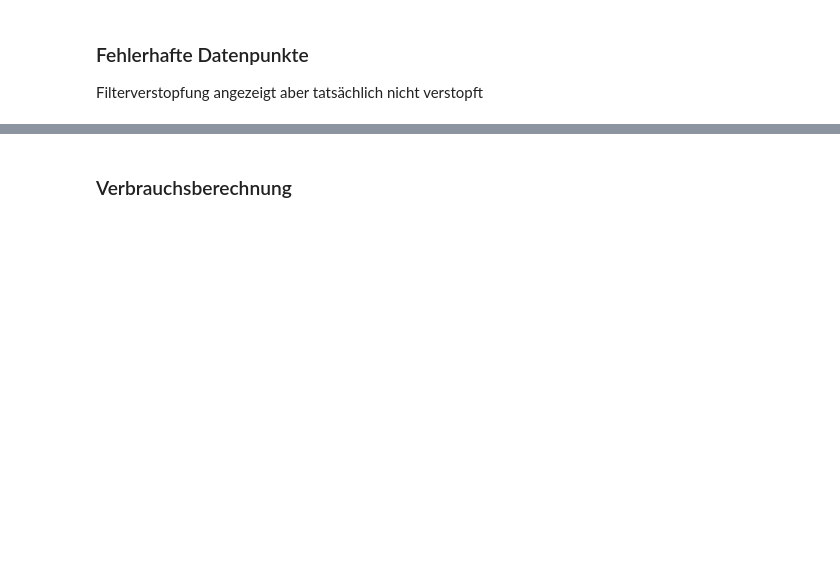
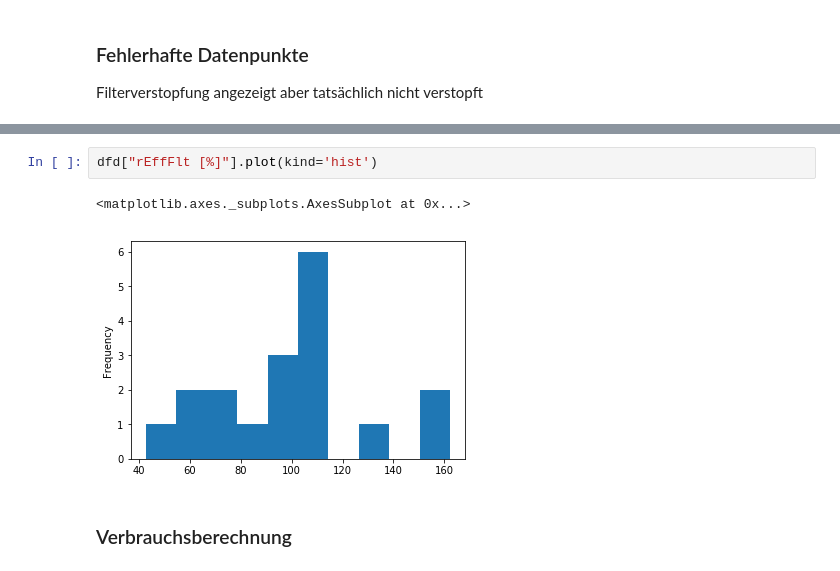
Before and after one commit to Andi0802/LevelMeasurement, a Jupyter notebook: log/Auswertung_Level.ipynb, the cells around one changed output, grey strips where cells are left out. Cells and saved outputs as stored; diff of their text form; blank space fills up the shorter version.

```diff
--- a/log/Auswertung_Level.ipynb
+++ b/log/Auswertung_Level.ipynb
@@ -216,3 +260,8 @@ dfd_failed.head(20)
+# %%
+dfd["rEffFlt [%]"].plot(kind='hist')
+# %% [output]
+<matplotlib.axes._subplots.AxesSubplot at 0x...>
+[figure, added]
 # %% [markdown]
 ### Verbrauchsberechnung
 # %%
```
Also changed, not shown: parts of 18 cells of this notebook, 1 other file.
